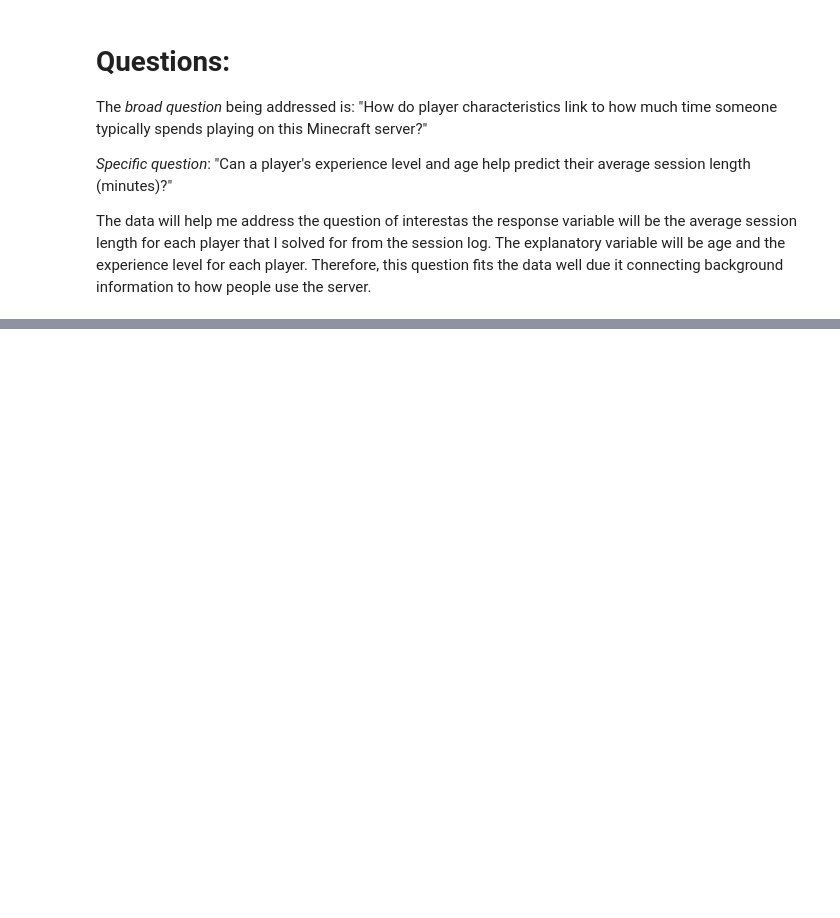
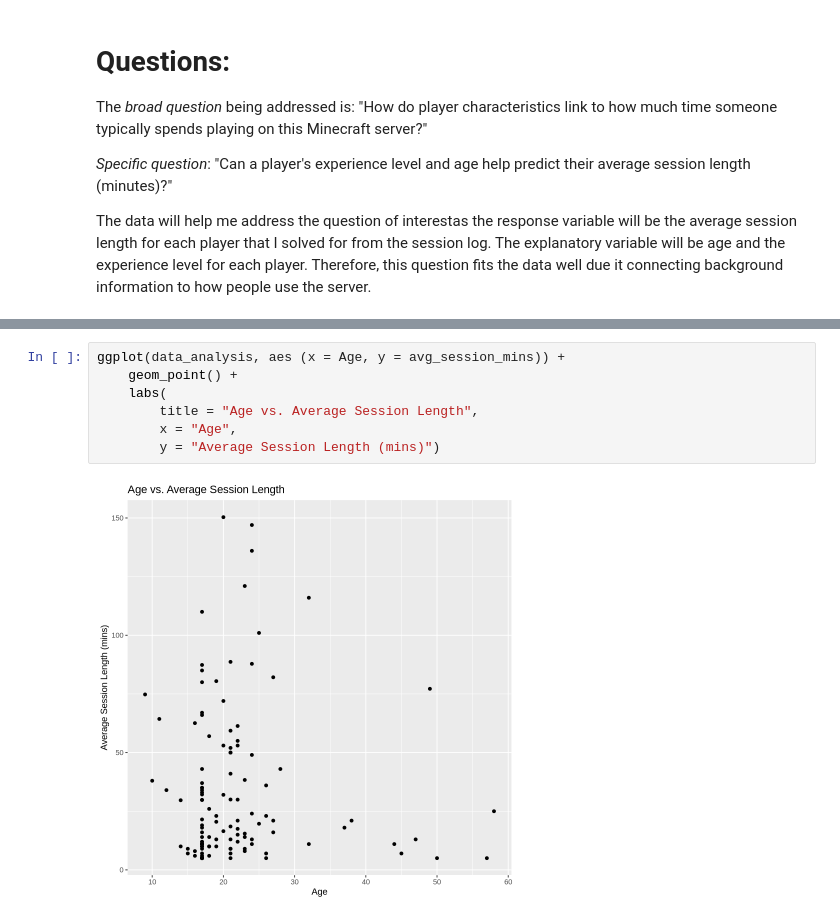
Before and after one commit to pinkd4y/DSCI100-demo, a Jupyter notebook: IndividualProjPortion.ipynb, the cells around one changed output, grey strips where cells are left out. Saved outputs shown, nothing was run; the diff lists cells and outputs as text; blank space fills up the shorter version.

```diff
--- a/IndividualProjPortion.ipynb
+++ b/IndividualProjPortion.ipynb
@@ -109,0 +128,9 @@ The data will help me address the question of interestas the response variable w
+# %%
+ggplot(data_analysis, aes (x = Age, y = avg_session_mins)) +
+    geom_point() +
+    labs(
+        title = "Age vs. Average Session Length",
+        x = "Age",
+        y = "Average Session Length (mins)")
+# %% [output]
+[figure, added]
```
Also changed, not shown: parts of 4 cells of this notebook.
